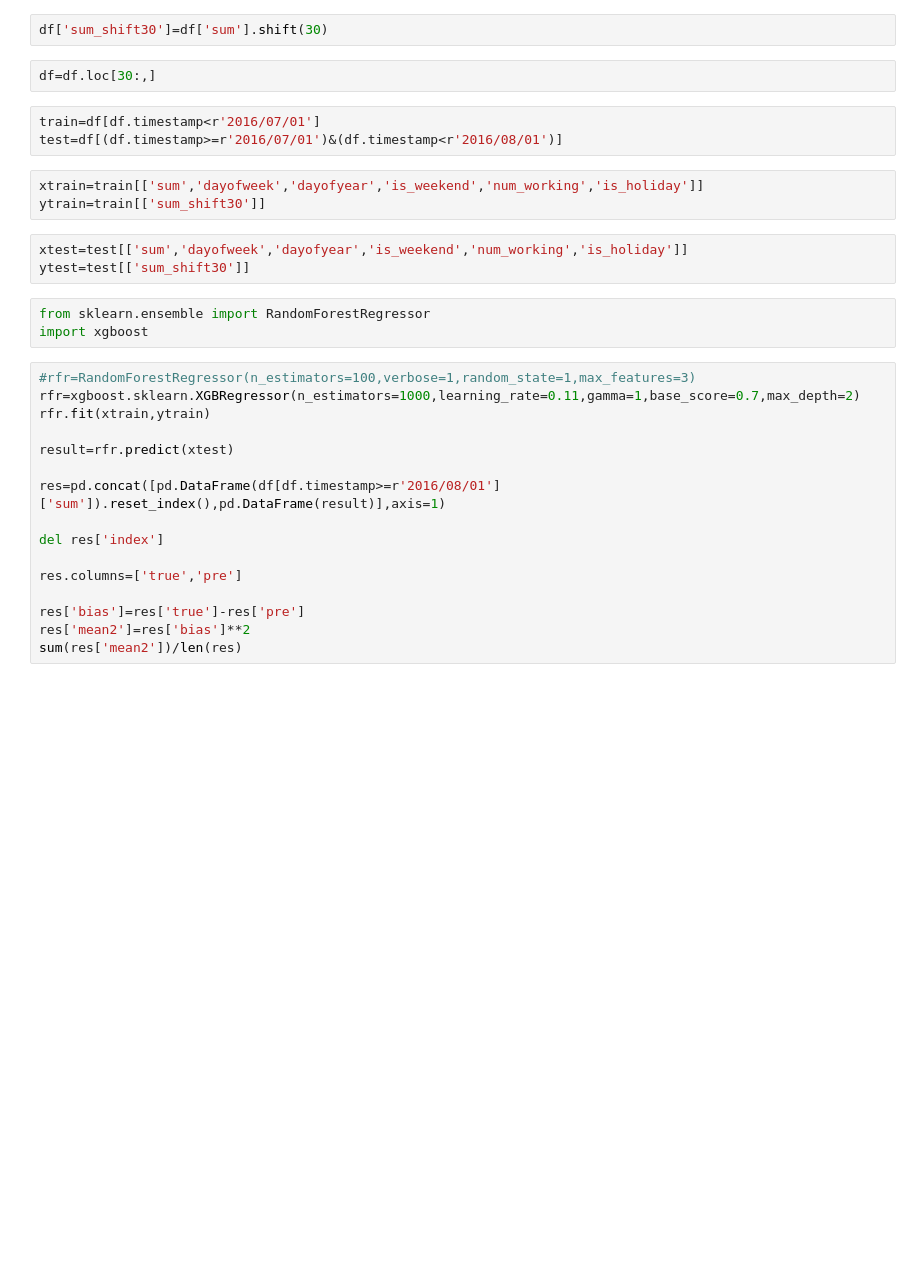
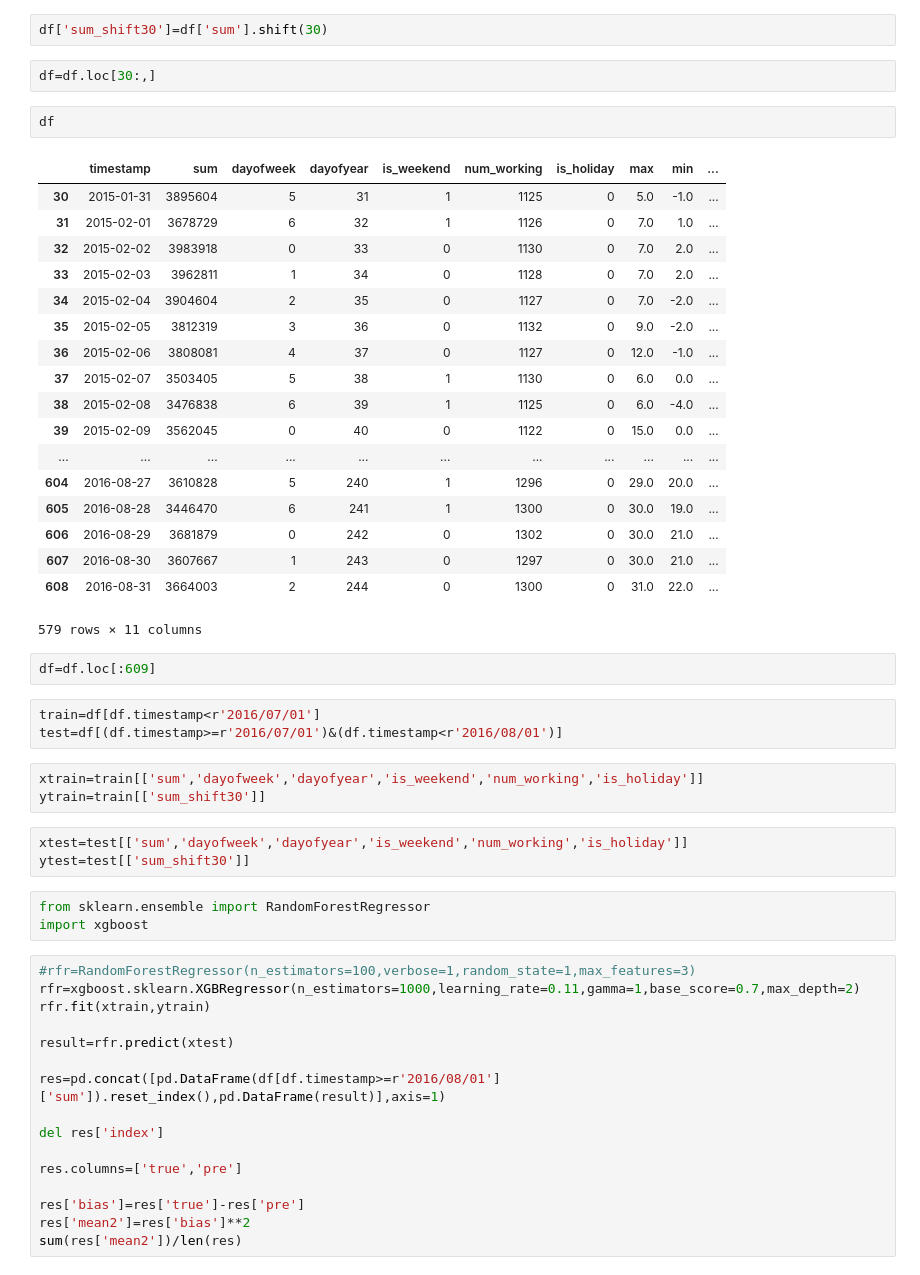
Before and after one commit to imageliu/tianchi_power, a Jupyter notebook: measure2.ipynb, the cells around one changed output. Cells and saved outputs as stored; diff of their text form; blank space fills up the shorter version.

```diff
--- a/measure2.ipynb
+++ b/measure2.ipynb
@@ -51,6 +70,29 @@ df=data[['timestamp','sum','dayofweek','dayofyear','is_weekend','num_working','i
 df['sum_shift30']=df['sum'].shift(30)
 # %%
 df=df.loc[30:,]
+# %%
+df
+# %% [output]
+|  | timestamp | sum | dayofweek | dayofyear | is_weekend | num_working | is_holiday | max | min | ... |
+| 30 | 2015-01-31 | 3895604 | 5 | 31 | 1 | 1125 | 0 | 5.0 | -1.0 | ... |
+| 31 | 2015-02-01 | 3678729 | 6 | 32 | 1 | 1126 | 0 | 7.0 | 1.0 | ... |
+| 32 | 2015-02-02 | 3983918 | 0 | 33 | 0 | 1130 | 0 | 7.0 | 2.0 | ... |
+| 33 | 2015-02-03 | 3962811 | 1 | 34 | 0 | 1128 | 0 | 7.0 | 2.0 | ... |
+| 34 | 2015-02-04 | 3904604 | 2 | 35 | 0 | 1127 | 0 | 7.0 | -2.0 | ... |
+| 35 | 2015-02-05 | 3812319 | 3 | 36 | 0 | 1132 | 0 | 9.0 | -2.0 | ... |
+| 36 | 2015-02-06 | 3808081 | 4 | 37 | 0 | 1127 | 0 | 12.0 | -1.0 | ... |
+| 37 | 2015-02-07 | 3503405 | 5 | 38 | 1 | 1130 | 0 | 6.0 | 0.0 | ... |
+| 38 | 2015-02-08 | 3476838 | 6 | 39 | 1 | 1125 | 0 | 6.0 | -4.0 | ... |
+| 39 | 2015-02-09 | 3562045 | 0 | 40 | 0 | 1122 | 0 | 15.0 | 0.0 | ... |
+| ... | ... | ... | ... | ... | ... | ... | ... | ... | ... | ... |
+| 604 | 2016-08-27 | 3610828 | 5 | 240 | 1 | 1296 | 0 | 29.0 | 20.0 | ... |
+| 605 | 2016-08-28 | 3446470 | 6 | 241 | 1 | 1300 | 0 | 30.0 | 19.0 | ... |
+| 606 | 2016-08-29 | 3681879 | 0 | 242 | 0 | 1302 | 0 | 30.0 | 21.0 | ... |
+| 607 | 2016-08-30 | 3607667 | 1 | 243 | 0 | 1297 | 0 | 30.0 | 21.0 | ... |
+| 608 | 2016-08-31 | 3664003 | 2 | 244 | 0 | 1300 | 0 | 31.0 | 22.0 | ... |
+579 rows × 11 columns
+# %%
+df=df.loc[:609]
 # %%
 train=df[df.timestamp<r'2016/07/01']
 test=df[(df.timestamp>=r'2016/07/01')&(df.timestamp<r'2016/08/01')]
```
Also changed, not shown: parts of 7 cells of this notebook, 1 other file.
